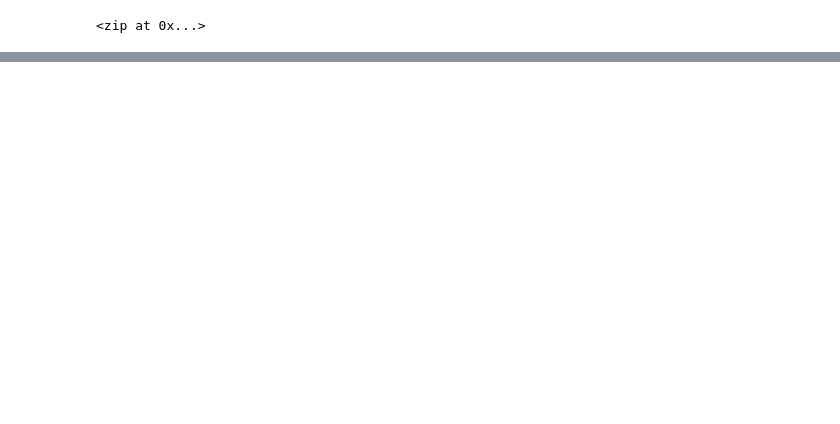
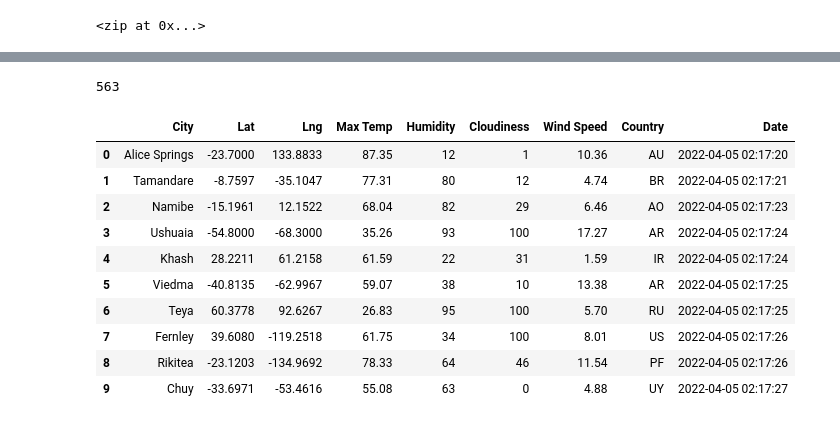
Before and after one commit to TannerOrmanoski/World_Weather_Analysis, a Jupyter notebook: WeatherPy.ipynb, the cells around one changed output, grey strips where cells are left out. Cells and saved outputs as stored; diff of their text form; code cells hidden in the pictures; blank space fills up the shorter version.

```diff
--- a/WeatherPy.ipynb
+++ b/WeatherPy.ipynb
@@ -48,0 +57,3 @@ len(cities)
+# %%
+# Starting URL for Weather Map API Call.
+url = "https://api.openweathermap.org/data/2.5/weather?units=Imperial&appid=" + weather_api_key
@@ -48,0 +64,10 @@ len(cities)
+# %%
+# Create an empty list to hold the weather data.
+city_data = []
+# Orint the beginning of the logging.
+print("Beginning Data Retrieval     ")
+print("-----------------------------")
+
+# Create counters.
+record_count = 1
+set_count = 1
@@ -48,0 +147,21 @@ len(cities)
+# %%
+count = len(city_data)
+count
+# %% [output]
+563
+# %%
+# Convert the array of dictionaries to a Pandas DataFrame.
+city_data_df = pd.DataFrame(city_data)
+city_data_df.head(10)
+# %% [output]
+|  | City | Lat | Lng | Max Temp | Humidity | Cloudiness | Wind Speed | Country | Date |
+| 0 | Alice Springs | -23.7000 | 133.8833 | 87.35 | 12 | 1 | 10.36 | AU | 2022-04-05 02:17:20 |
+| 1 | Tamandare | -8.7597 | -35.1047 | 77.31 | 80 | 12 | 4.74 | BR | 2022-04-05 02:17:21 |
+| 2 | Namibe | -15.1961 | 12.1522 | 68.04 | 82 | 29 | 6.46 | AO | 2022-04-05 02:17:23 |
+| 3 | Ushuaia | -54.8000 | -68.3000 | 35.26 | 93 | 100 | 17.27 | AR | 2022-04-05 02:17:24 |
+| 4 | Khash | 28.2211 | 61.2158 | 61.59 | 22 | 31 | 1.59 | IR | 2022-04-05 02:17:24 |
+| 5 | Viedma | -40.8135 | -62.9967 | 59.07 | 38 | 10 | 13.38 | AR | 2022-04-05 02:17:25 |
+| 6 | Teya | 60.3778 | 92.6267 | 26.83 | 95 | 100 | 5.70 | RU | 2022-04-05 02:17:25 |
+| 7 | Fernley | 39.6080 | -119.2518 | 61.75 | 34 | 100 | 8.01 | US | 2022-04-05 02:17:26 |
+| 8 | Rikitea | -23.1203 | -134.9692 | 78.33 | 64 | 46 | 11.54 | PF | 2022-04-05 02:17:26 |
+| 9 | Chuy | -33.6971 | -53.4616 | 55.08 | 63 | 0 | 4.88 | UY | 2022-04-05 02:17:27 |
```
Also changed, not shown: parts of 9 cells of this notebook, 4 other files.
